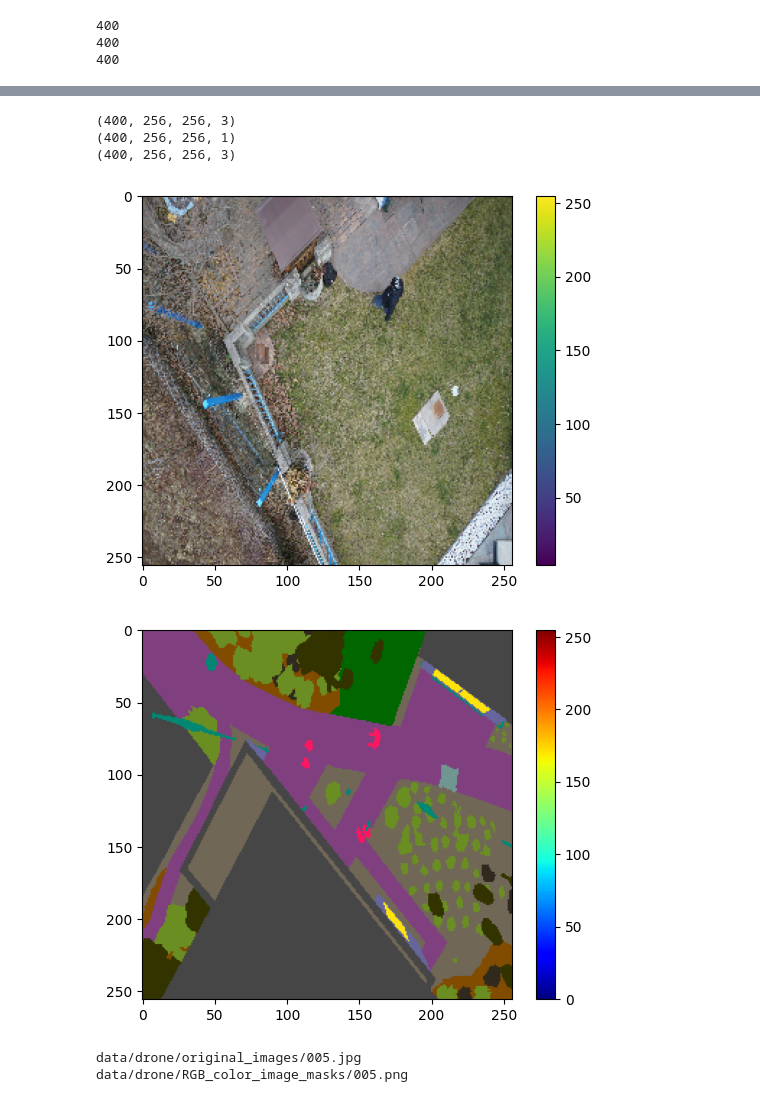
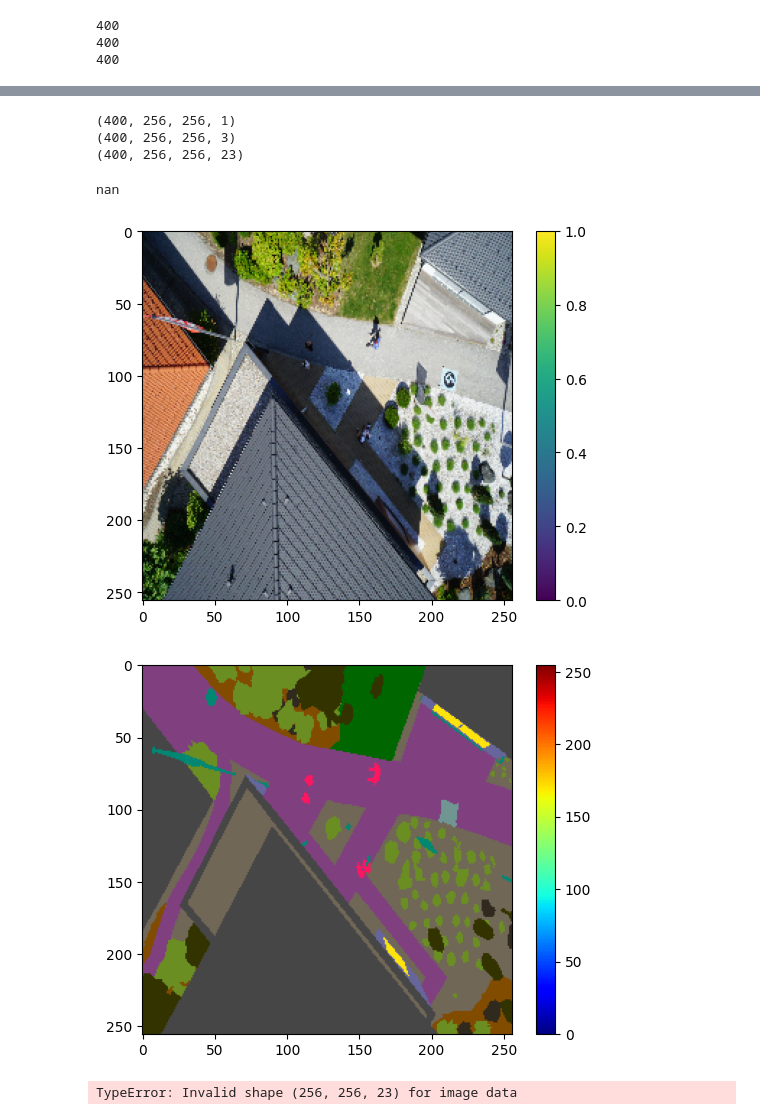
Before and after one commit to andypalmi/unimib, a Jupyter notebook: Environment/00_exercises/lez_14-15/drone_segmentation_unet.ipynb, the cells around one changed output, grey strips where cells are left out. Cells and saved outputs as stored; diff of their text form; code cells hidden in the pictures.

```diff
--- a/Environment/00_exercises/lez_14-15/drone_segmentation_unet.ipynb
+++ b/Environment/00_exercises/lez_14-15/drone_segmentation_unet.ipynb
@@ -74,8 +98,34 @@ for path in tqdm(rgb_masks_path):
-# %%
-print(np.shape(images))
-print(np.shape(labels))
-print(np.shape(rgb_masks))
-# %% [output]
-(400, 256, 256, 3)
-(400, 256, 256, 1)
-(400, 256, 256, 3)
+# %%
+# create a list to store masks
+labels = []
+# iterate over 1000 mask paths
+for path in tqdm(labels_path):
+    # read the file
+    file = tf.io.read_file(path)
+    # decode png file into a tensor
+    label = tf.image.resize(tf.image.decode_png(file, channels=1, dtype=tf.uint8), resized_dims, method='nearest')
+    # append mask to the list
+    labels.append(label)
+
+print(np.shape(labels))
+np.max(labels)
+
+for i in range(len(labels)):
+    labels[i] = labels[i] / (nr_classes-1)
+
+print(np.shape(images))
+print(np.shape(labels))
+np.max(images[0])
+np.max(labels[0])
+# %% [output]
+(400, 256, 256, 1)
+(400, 256, 256, 3)
+(400, 256, 256, 23)
+nan
+# %%
+nr_classes = np.unique(labels) # -> there are 23 classes!
+
+# Normalize the RGB images and the bw images
+for i in range(len(images)):
+    images[i] = tf.cast(images[i], tf.float32) / 255.0
+    labels[i] = labels[i] / (nr_classes-1)
@@ -82,19 +135,24 @@ print(np.shape(rgb_masks))
 # %%
 #visualizing a resized image and respective mask
 # plot an image
 plt.imshow(images[5])
 plt.colorbar()
 plt.show()
 
 #plot a mask
 plt.imshow(rgb_masks[5], cmap='jet')
 plt.colorbar()
 plt.show()
 
+#plot the bw mask
+plt.imshow(labels[5], cmap='jet')
+plt.colorbar()
+plt.show()
+
 print(images_path[5])
 print(rgb_masks_path[5])
+print(labels_path[5])
 # %% [output]
-[figure, old version]
+[figure, new version]
 [figure]
-data/drone/original_images/005.jpg
-data/drone/RGB_color_image_masks/005.png
+TypeError: Invalid shape (256, 256, 23) for image data
```
Also changed, not shown: parts of 5 cells of this notebook.
